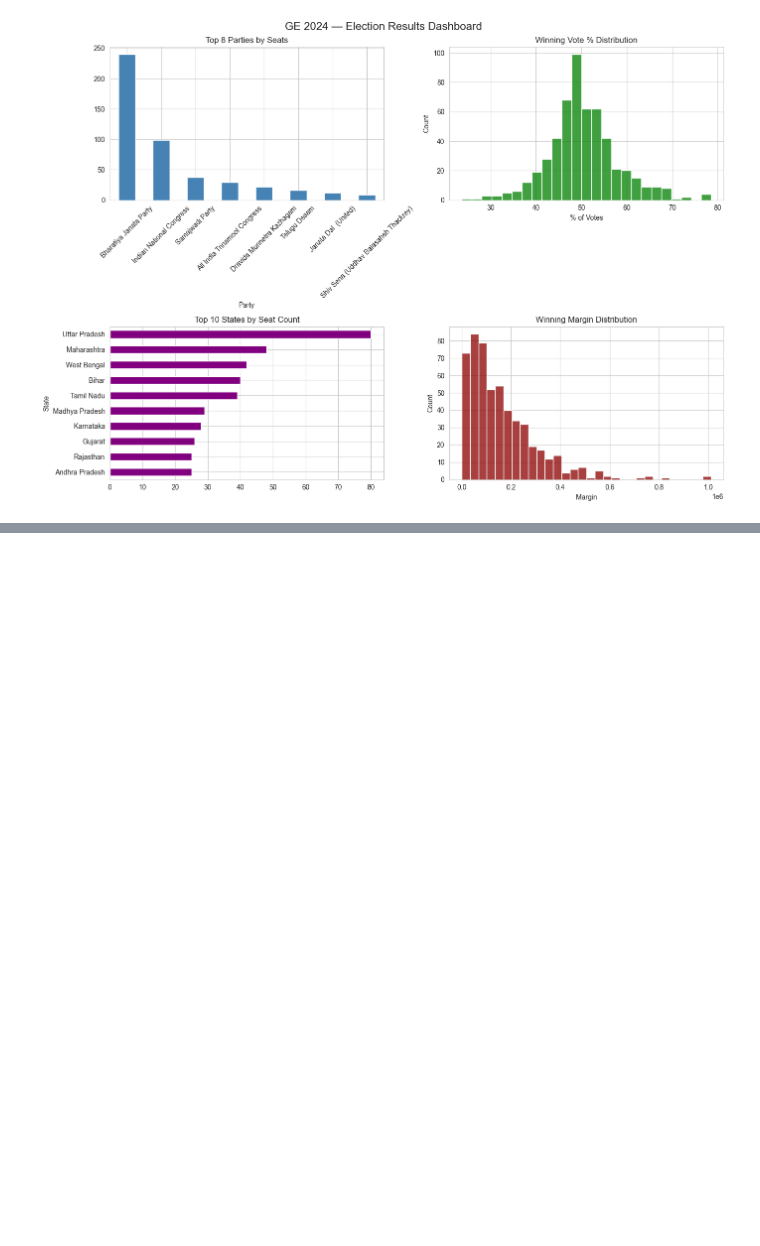
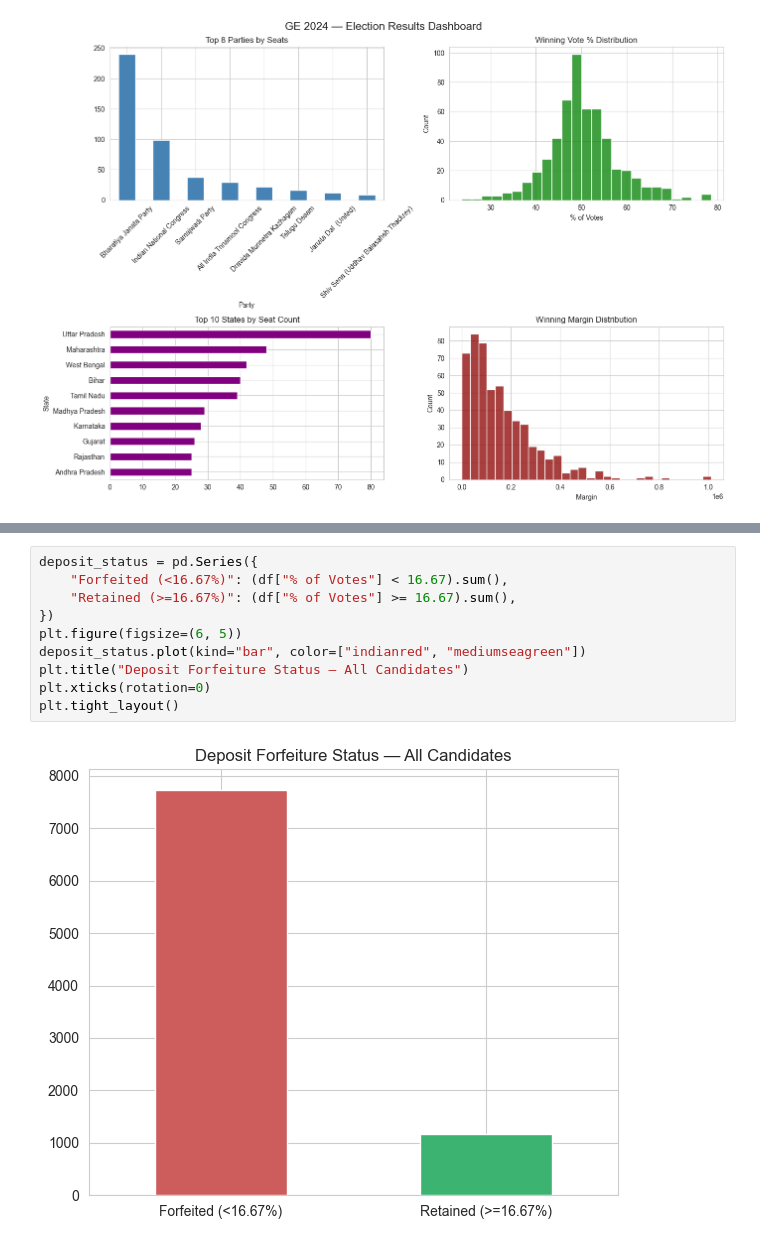
Before and after one commit to geershatisaxena/Election, a Jupyter notebook: res.ipynb, the cells around one changed output, grey strips where cells are left out. Saved outputs shown, nothing was run; the diff lists cells and outputs as text; blank space fills up the shorter version.

```diff
--- a/res.ipynb
+++ b/res.ipynb
@@ -1257,0 +1274,12 @@ plt.tight_layout()
+# %%
+deposit_status = pd.Series({
+    "Forfeited (<16.67%)": (df["% of Votes"] < 16.67).sum(),
+    "Retained (>=16.67%)": (df["% of Votes"] >= 16.67).sum(),
+})
+plt.figure(figsize=(6, 5))
+deposit_status.plot(kind="bar", color=["indianred", "mediumseagreen"])
+plt.title("Deposit Forfeiture Status — All Candidates")
+plt.xticks(rotation=0)
+plt.tight_layout()
+# %% [output]
+[figure, added]
```
Also changed, not shown: parts of 6 cells of this notebook.
